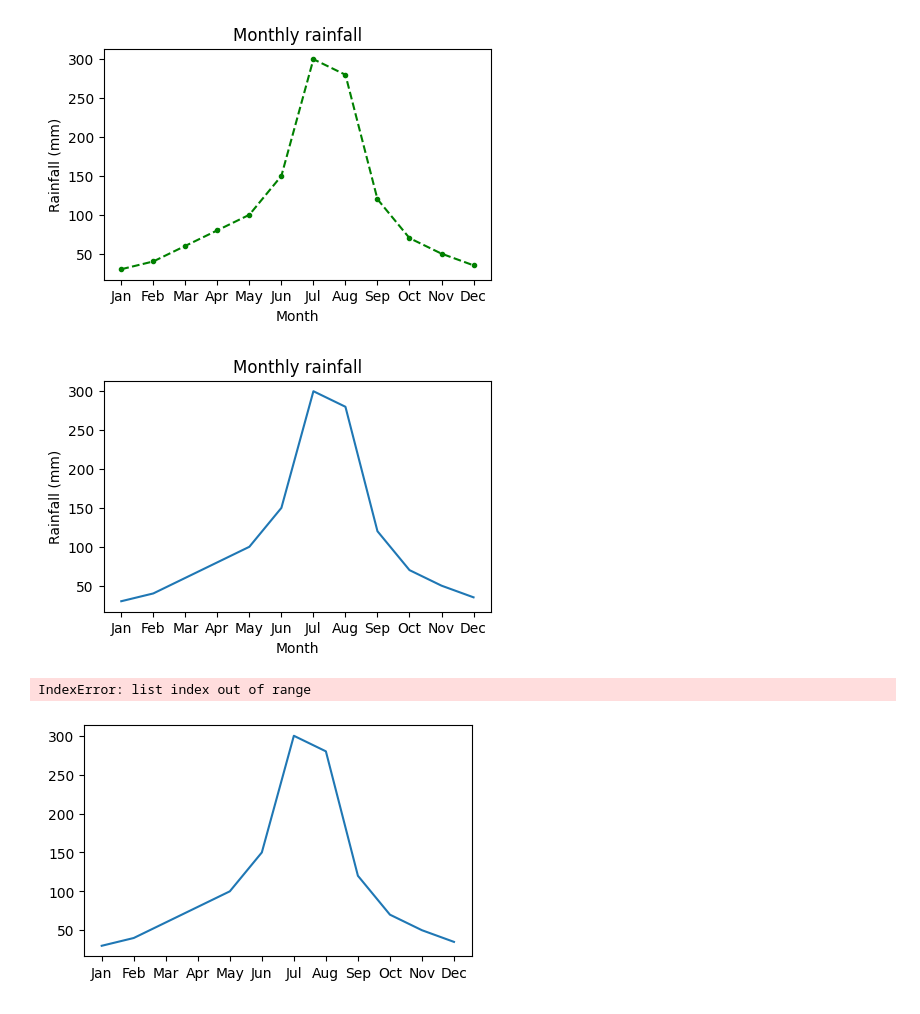
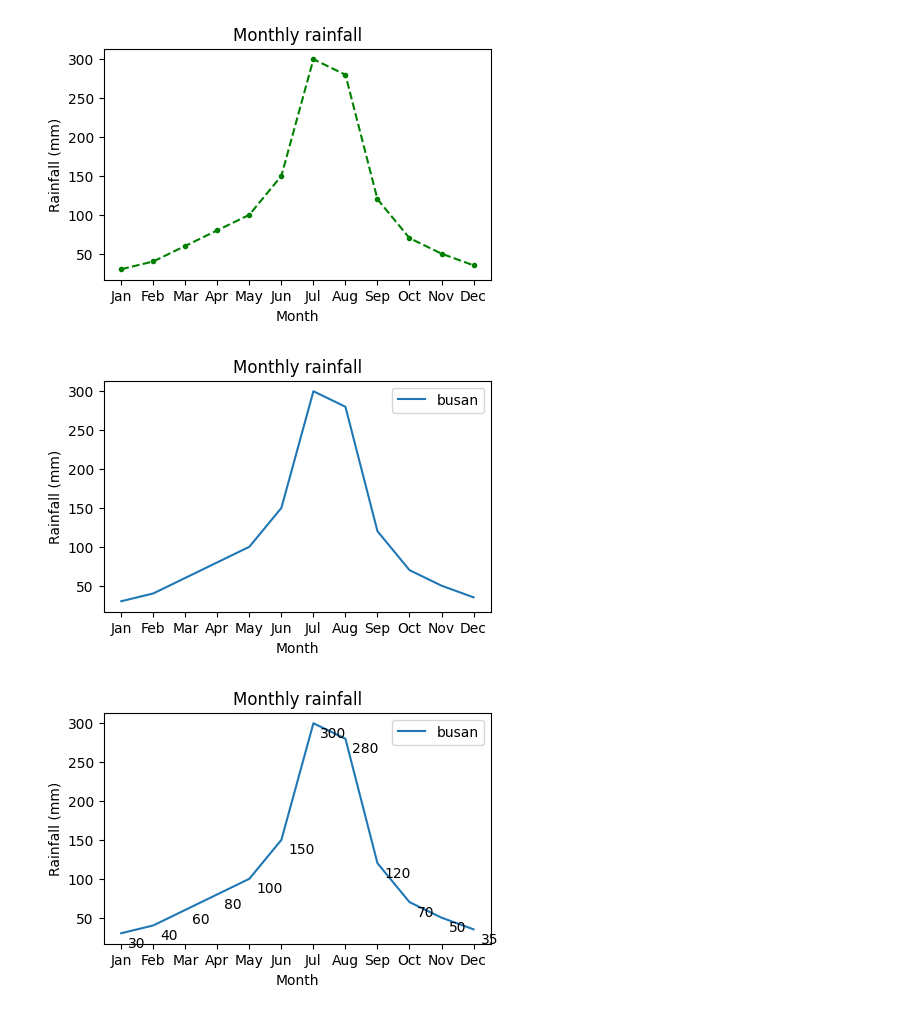
Before and after one commit to baegopa-bab/AIpython, a Jupyter notebook: 250502.ipynb, the cells around one changed output. Cells and saved outputs as stored; diff of their text form; code cells hidden in the pictures.

```diff
--- a/250502.ipynb
+++ b/250502.ipynb
@@ -276,24 +286,25 @@ plt.plot(months, rainfall, label='busan')
 plt.title('Monthly rainfall')
 plt.xlabel('Month')
 plt.ylabel('Rainfall (mm)')
+plt.legend()
 plt.show()
 # %% [output]
-[figure, old version]
+[figure, new version]
 # %%
 months =  ['Jan', 'Feb', 'Mar', 'Apr', 'May', 'Jun', 'Jul', 'Aug', 'Sep', 'Oct', 'Nov', 'Dec']
 rainfall = [30, 40, 60, 80, 100, 150, 300, 280, 120, 70, 50, 35]
 
 plt.figure(figsize=(5, 3))
 plt.plot(months, rainfall, label='busan')
 for i in range(len(rainfall)):
-  plt.annotate(rainfall[i], xy=(x[i],y[i]), xytext=(5,-10), textcoords='offset points')
+  plt.annotate(rainfall[i], xy=(months[i],rainfall[i]), xytext=(5,-10), textcoords='offset points')
 plt.title('Monthly rainfall')
 plt.xlabel('Month')
 plt.ylabel('Rainfall (mm)')
+plt.legend()
 plt.show()
 # %% [output]
-IndexError: list index out of range
-[figure, old version]
+[figure, new version]
 # %%
 import matplotlib.pyplot as plt
 
```
Also changed, not shown: parts of 6 cells of this notebook.
